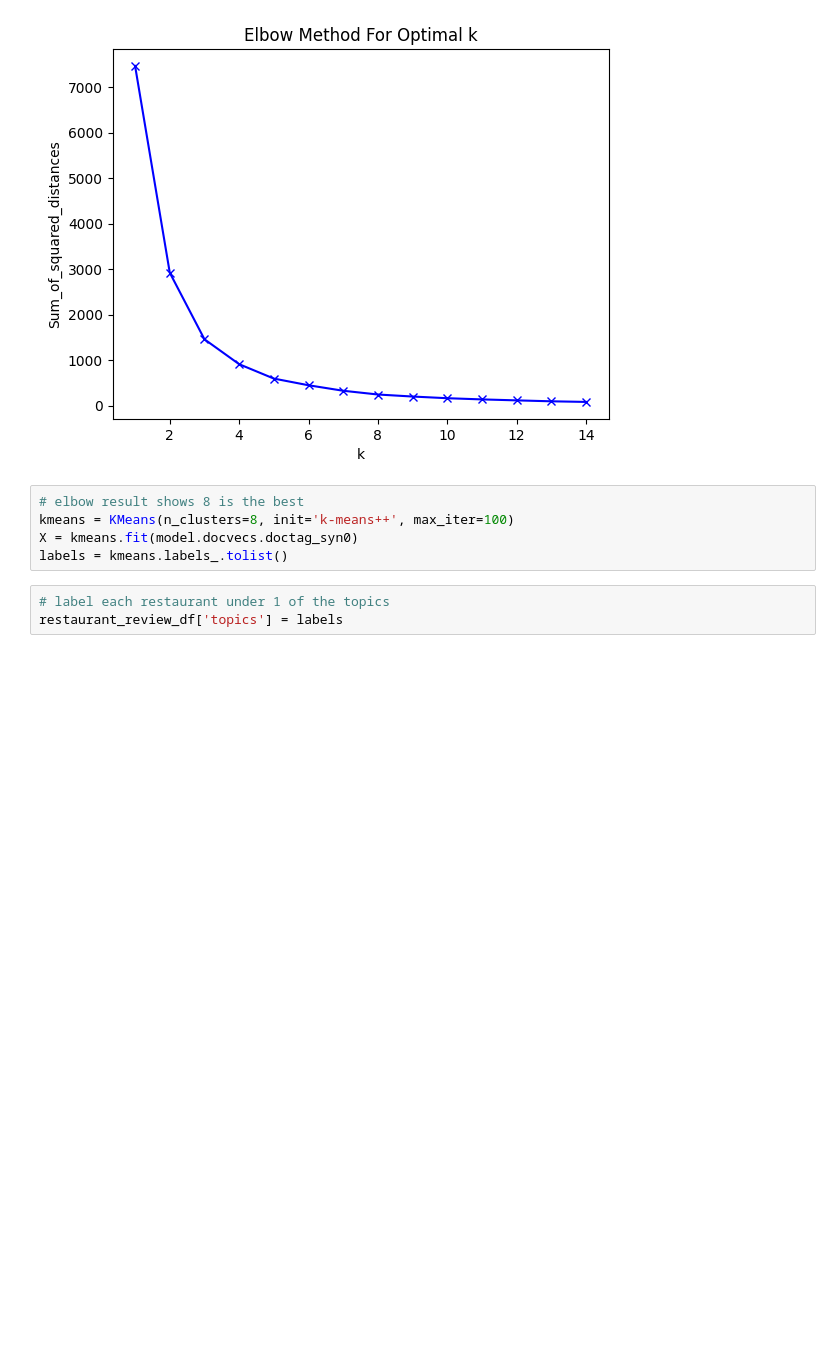
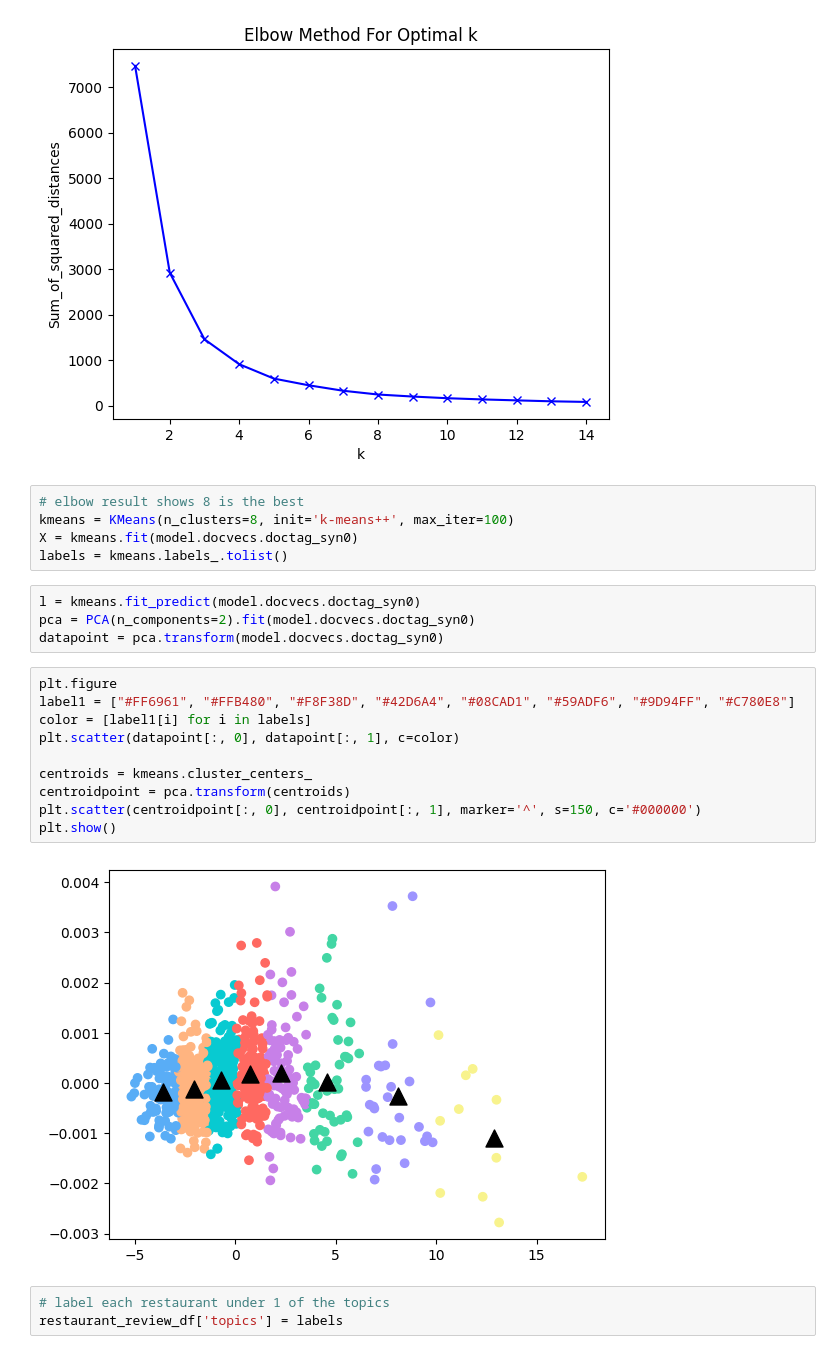
Before and after one commit to sabyeo/bt4221, a Jupyter notebook: doc2vec_topic_modelling_restaurant.ipynb, the cells around one changed output. Drawn from its saved outputs; the diff is of its cells as text; blank space fills up the shorter version.

Commit message:
plot pca graph

```diff
--- a/doc2vec_topic_modelling_restaurant.ipynb
+++ b/doc2vec_topic_modelling_restaurant.ipynb
@@ -166,6 +166,22 @@ plt.show()
 kmeans = KMeans(n_clusters=8, init='k-means++', max_iter=100)
 X = kmeans.fit(model.docvecs.doctag_syn0)
 labels = kmeans.labels_.tolist()
+# %%
+l = kmeans.fit_predict(model.docvecs.doctag_syn0)
+pca = PCA(n_components=2).fit(model.docvecs.doctag_syn0)
+datapoint = pca.transform(model.docvecs.doctag_syn0)
+# %%
+plt.figure
+label1 = ["#FF6961", "#FFB480", "#F8F38D", "#42D6A4", "#08CAD1", "#59ADF6", "#9D94FF", "#C780E8"]
+color = [label1[i] for i in labels]
+plt.scatter(datapoint[:, 0], datapoint[:, 1], c=color)
+
+centroids = kmeans.cluster_centers_
+centroidpoint = pca.transform(centroids)
+plt.scatter(centroidpoint[:, 0], centroidpoint[:, 1], marker='^', s=150, c='#000000')
+plt.show()
+# %% [output]
+[figure, added]
 # %%
 # label each restaurant under 1 of the topics
 restaurant_review_df['topics'] = labels
```
